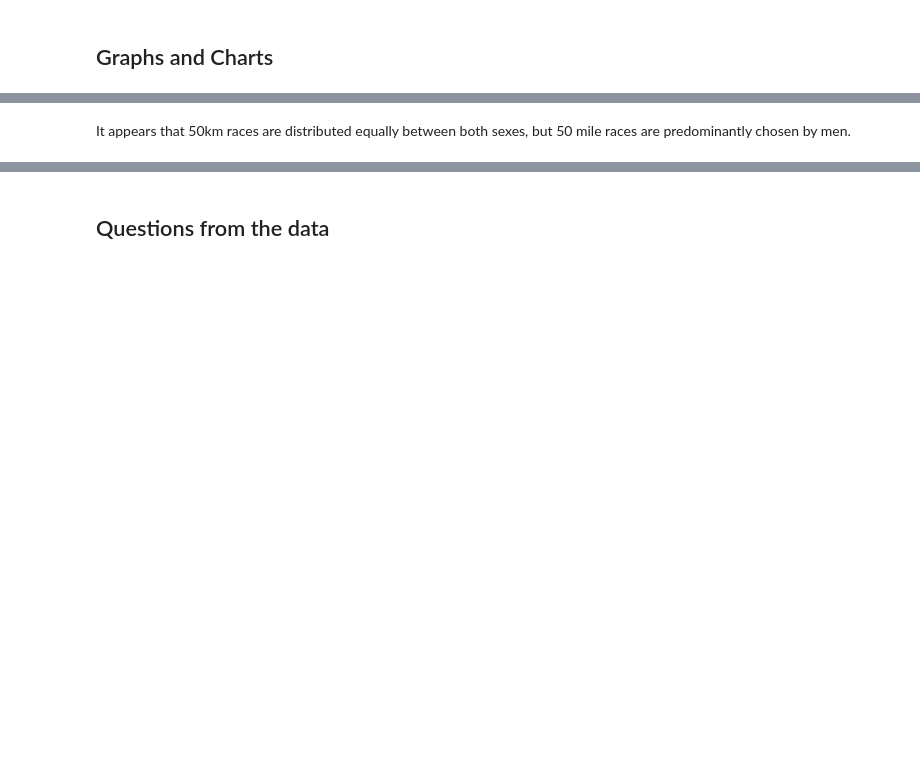
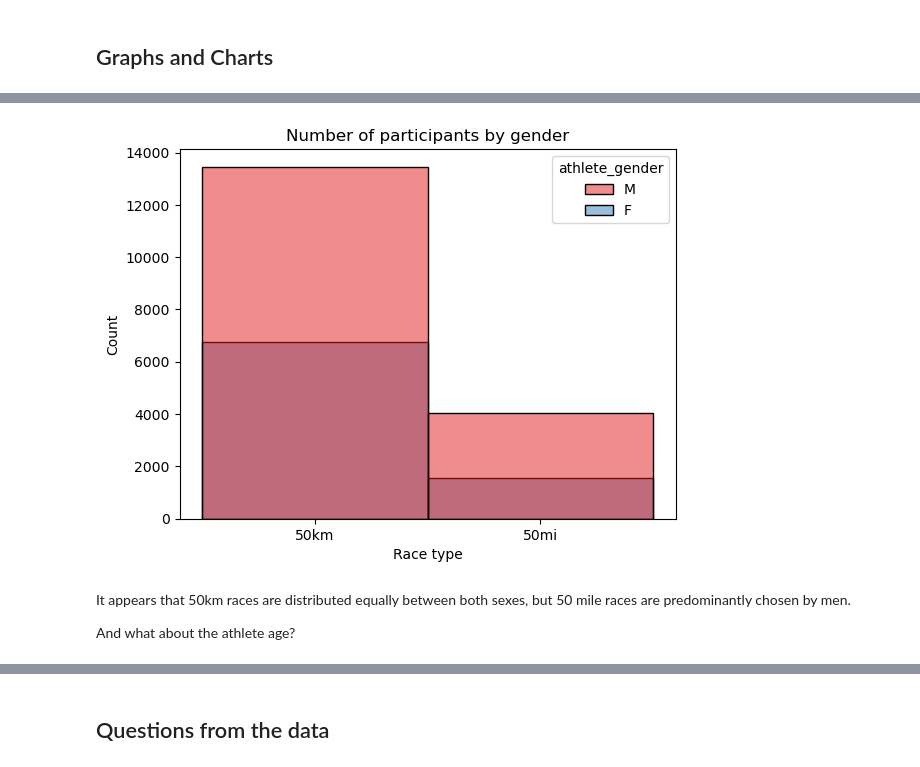
Before and after one commit to mstoychev/Data-Science-Projects, a Jupyter notebook: 0. Data Analyst Portfolio/1. Exploratory Data Analysis With Python Pandas/EDA_ultra_marathon.ipynb, the cells around one changed output, grey strips where cells are left out. Saved outputs shown, nothing was run; the diff lists cells and outputs as text; code cells hidden in the pictures; blank space fills up the shorter version.

```diff
--- a/0. Data Analyst Portfolio/1. Exploratory Data Analysis With Python Pandas/EDA_ultra_marathon.ipynb
+++ b/0. Data Analyst Portfolio/1. Exploratory Data Analysis With Python Pandas/EDA_ultra_marathon.ipynb
@@ -148,6 +414,11 @@ plt.show()
 # %%
-sns.histplot(data_usa, x="race_length", hue="athlete_gender");
-plt.title("Race length by gender")
+sns.histplot(data_usa, x="race_length", hue="athlete_gender", color="Set1")
+plt.title("Number of participants by gender")
+plt.xlabel("Race type")
 plt.show()
+# %% [output]
+[figure, added]
 # %% [markdown]
 It appears that 50km races are distributed equally between both sexes, but 50 mile races are predominantly chosen by men.
+
+And what about the athlete age?
```
Also changed, not shown: parts of 57 cells of this notebook.
